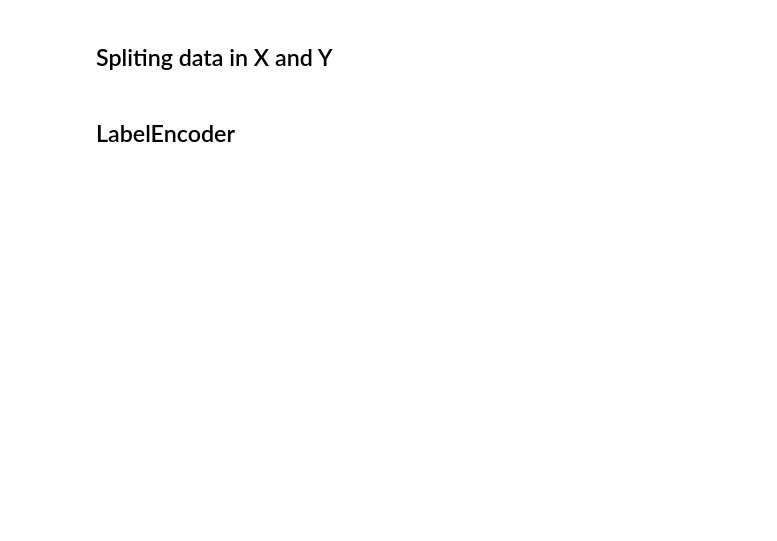
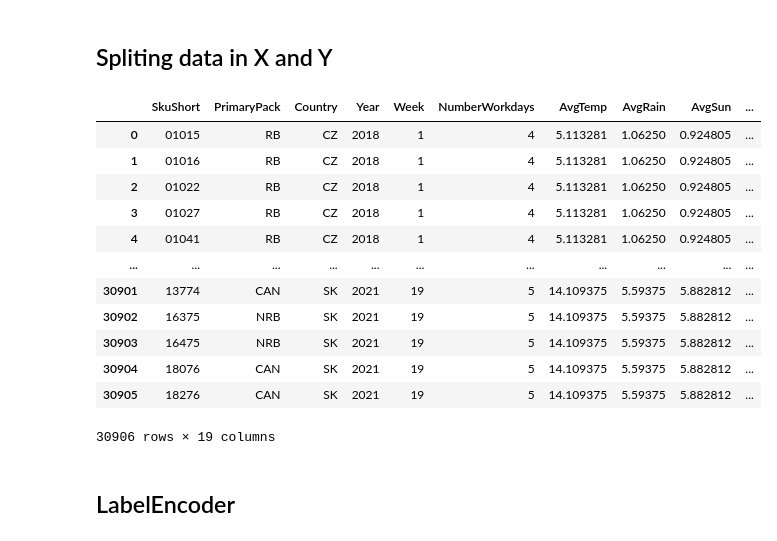
Before and after one commit to kohlicekjan/forecasting-beer-sales-ml, a Jupyter notebook: main.ipynb, the cells around one changed output. Drawn from its saved outputs; the diff is of its cells as text; code cells hidden in the pictures; blank space fills up the shorter version.

Commit message:
Update data

```diff
--- a/main.ipynb
+++ b/main.ipynb
@@ -118,7 +119,7 @@ def reduce_mem_usage(df, verbose=True):
     if verbose: print('Mem. usage decreased to {:5.2f} Mb ({:.1f}% reduction)'.format(end_mem, 100 * (start_mem - end_mem) / start_mem))
     return df
 # %%
-DATASET_NAME = 'on-trade'
+DATASET_NAME = 'off-trade'
 
 DATA_PATH = f'./data/{DATASET_NAME}_data.csv'
 
@@ -127,7 +128,7 @@ MODEL_PATH = f'./models/{DATASET_NAME}_model.joblib'
 RESULT_CSV_PATH = f'./results/{DATASET_NAME}_result.csv'
 RESULT_EXCEL_PATH = f'./results/{DATASET_NAME}_result.xlsx'
 
-MAX_N_JOBS = 8
+MAX_N_JOBS = 4
 # %% [markdown]
 ## Load Data
 # %%
@@ -210,22 +322,50 @@ data.kurt()
 # %% [markdown]
 ## Spliting data in X and Y
 # %%
-cols_drop = ['SalesHl', 'OldPredSalesHl', 'ProductGroup', 'PrevWeekAvgTemp', 'PrevWeekAvgRain', 'PrevWeekAvgSun'] #'SkuShort', 'ProductGroup', 'PrimaryPack', 'Country', 'Year', 'PrevWeekAvgTemp', 'PrevWeekAvgRain', 'PrevWeekAvgSun' 'BgtHl',
+cols_drop = ['SalesHl', 'OldPredSalesHl', 'ProductGroup'] #'SkuShort', 'ProductGroup', 'PrimaryPack', 'Country', 'Year', 'BgtHl',
 
 X = data.drop(cols_drop, axis=1)
 X_raw = data.drop(cols_drop, axis=1)
-y = pd.DataFrame(data.SalesHl).round(0).astype(int)
+y = pd.DataFrame(data.SalesHl)#.round(0).astype(int)
 y_oldPred = pd.DataFrame(data.OldPredSalesHl).fillna(0).round(0).astype(int)
 # %%
+# X['NextWeek'] = X['Week']+1
+# X = X.merge(workdays, how='left', left_on=['Country','Year','NextWeek'], right_on=['Country','Year','Week'], suffixes=(None, "Next"))
+# X = X.drop(['NextWeek',  'WeekNext'], axis=1)
+# X['NumberWorkdaysNext'] = X['NumberWorkdaysNext'].fillna(5)
+# 0.8640
+
+# X['PrevWeek'] = X['Week']-1
+# X = X.merge(workdays, how='left', left_on=['Country','Year','PrevWeek'], right_on=['Country','Year','Week'], suffixes=(None, "Prev"))
+# X = X.drop(['PrevWeek', 'WeekPrev', ], axis=1) #'NextWeek',  'WeekNext'
+# X['NumberWorkdaysPrev'] = X['NumberWorkdaysPrev'].fillna(5)
+# 0.8709
+
 X['NextWeek'] = X['Week']+1
 X['PrevWeek'] = X['Week']-1
 
 X = X.merge(workdays, how='left', left_on=['Country','Year','NextWeek'], right_on=['Country','Year','Week'], suffixes=(None, "Next"))
 X = X.merge(workdays, how='left', left_on=['Country','Year','PrevWeek'], right_on=['Country','Year','Week'], suffixes=(None, "Prev"))
 
-X = X.drop(['NextWeek', 'PrevWeek', 'WeekPrev', 'WeekNext'], axis=1)
+X = X.drop(['PrevWeek', 'WeekPrev', 'NextWeek',  'WeekNext'], axis=1)
 X['NumberWorkdaysPrev'] = X['NumberWorkdaysPrev'].fillna(5)
 X['NumberWorkdaysNext'] = X['NumberWorkdaysNext'].fillna(5)
+# 0.8776
+
 X
+# %% [output]
+|  | SkuShort | PrimaryPack | Country | Year | Week | NumberWorkdays | AvgTemp | AvgRain | AvgSun | ... |
+| 0 | 01015 | RB | CZ | 2018 | 1 | 4 | 5.113281 | 1.06250 | 0.924805 | ... |
+| 1 | 01016 | RB | CZ | 2018 | 1 | 4 | 5.113281 | 1.06250 | 0.924805 | ... |
+| 2 | 01022 | RB | CZ | 2018 | 1 | 4 | 5.113281 | 1.06250 | 0.924805 | ... |
+| 3 | 01027 | RB | CZ | 2018 | 1 | 4 | 5.113281 | 1.06250 | 0.924805 | ... |
+| 4 | 01041 | RB | CZ | 2018 | 1 | 4 | 5.113281 | 1.06250 | 0.924805 | ... |
+| ... | ... | ... | ... | ... | ... | ... | ... | ... | ... | ... |
+| 30901 | 13774 | CAN | SK | 2021 | 19 | 5 | 14.109375 | 5.59375 | 5.882812 | ... |
+| 30902 | 16375 | NRB | SK | 2021 | 19 | 5 | 14.109375 | 5.59375 | 5.882812 | ... |
+| 30903 | 16475 | NRB | SK | 2021 | 19 | 5 | 14.109375 | 5.59375 | 5.882812 | ... |
+| 30904 | 18076 | CAN | SK | 2021 | 19 | 5 | 14.109375 | 5.59375 | 5.882812 | ... |
+| 30905 | 18276 | CAN | SK | 2021 | 19 | 5 | 14.109375 | 5.59375 | 5.882812 | ... |
+30906 rows × 19 columns
 # %% [markdown]
 ## LabelEncoder
```
Also changed, not shown: parts of 37 cells of this notebook, 12 other files.
